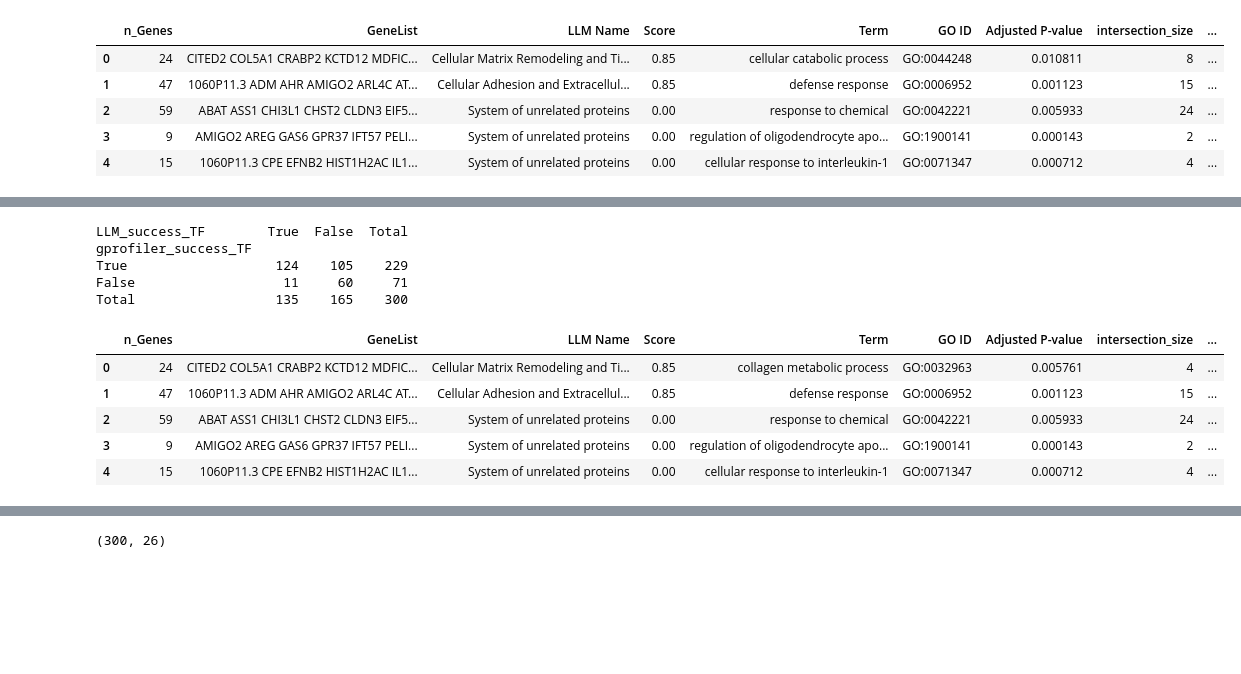
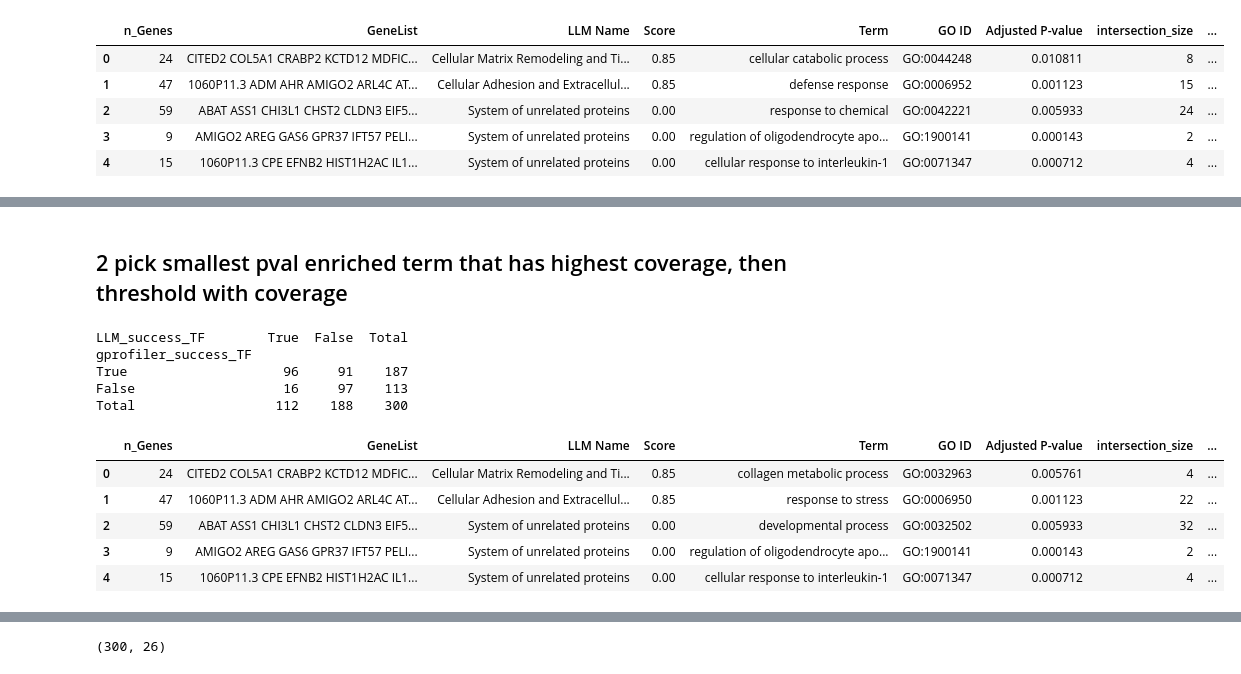
Before and after one commit to idekerlab/llm_evaluation_for_gene_set_interpretation, a Jupyter notebook: Analyze_gprofiler_annotation.ipynb, the cells around one changed output, grey strips where cells are left out. Saved outputs shown, nothing was run; the diff lists cells and outputs as text; code cells hidden in the pictures; blank space fills up the shorter version.

```diff
--- a/Analyze_gprofiler_annotation.ipynb
+++ b/Analyze_gprofiler_annotation.ipynb
@@ -114,18 +39,27 @@ def coverage_thresholding(df, col, coverage_thresh_list = np.arange(0.0, 1.1, 0.
 # %%
-default_name_llm_file = 'data/omics_revamped_LLM_gprofiler_default_gene_name_DF.tsv'
+# default_name_llm_file = 'data/omics_revamped_LLM_gprofiler_default_gene_name_DF.tsv'
 updated_name_llm_file = 'data/omics_revamped_LLM_gprofiler_new_gene_name_DF.tsv'
 
 ## load the LLM coverage data as a common df to merge
 llm_coverage_df = pd.read_csv("data/omics_revamped_LLM_Enrichr_simVals_new_genecounts_DF.tsv", sep="\t")[['Source','GeneSetID',
                 'GeneSetName', 'GeneList', 'n_Genes',
                 'Supporting Genes','Supporting Count','LLM Support Analysis','GenesMentionedInText', 'LLM_coverage']]
+
+llm_JI_file = 'data/omics_revamped_LLM_w_best_matching_GO_terms_for_JI.tsv'
+llm_ji_df = pd.read_csv(llm_JI_file, sep="\t")
+
+group_col = ["Source", "GeneSetID", "GeneSetName", "GeneList"]
 # %%
 
-import os
 import pandas as pd
+from utils.analyze_enrichment_utils import cal_JI_coverage
 
 # Read the TSV file into a Pandas DataFrame
 LLM_genes_DF = pd.read_csv(updated_name_llm_file, delimiter="\t")
+# make sure intersection_size, term_size, query_size are integers
+LLM_genes_DF['intersection_size'] = LLM_genes_DF['intersection_size'].apply(lambda x: int(x))
+LLM_genes_DF['term_size'] = LLM_genes_DF['term_size'].apply(lambda x: int(x))
+LLM_genes_DF['query_size'] = LLM_genes_DF['query_size'].apply(lambda x: int(x))
 #LLM_genes_DF.shape
 LLM_genes_DF = cal_JI_coverage(LLM_genes_DF)
 LLM_genes_DF.head(5)
@@ -141,6 +75,13 @@ LLM_genes_DF.head(5)
 merged_genes_DF = pd.merge(LLM_genes_DF, llm_coverage_df, on=['Source','GeneSetID','GeneSetName', 'GeneList', 'n_Genes'], how='left')
 print(merged_genes_DF.shape)
 print(merged_genes_DF.columns)
+
+
+# merge with the JI data
+
+merged_genes_DF = pd.merge(merged_genes_DF, llm_ji_df, on=['Source','GeneSetID','GeneList','n_Genes', 'LLM Name','Supporting Count'], how='left')
+print(merged_genes_DF.shape)
+print(merged_genes_DF.columns)
 # %% [output]
 (53452, 23)
 Index(['Source', 'GeneSetID', 'GeneSetName', 'GeneList', 'updated GeneList',
@@ -217,35 +170,38 @@ reduced_LLM_genes_by_coverage_DF.loc[(reduced_LLM_genes_by_coverage_DF['LLM_succ
+# %% [markdown]
+## 2 pick smallest pval enriched term that has highest coverage, then threshold with coverage
 # %%
-# Define a function to filter and select the appropriate row
-# select the smallest p-value
-def get_min_adj_p_value(df):
-    return df.loc[df['Adjusted P-value'].idxmin()]
+from utils.analyze_enrichment_utils import get_min_adj_p_value
+%reload_ext autoreload
+%autoreload 2
 
+coverage_thresh = 0.2
 
 # Grouping the DataFrame by the specified columns
-grouped = merged_genes_DF.groupby(["Source", "GeneSetID", "GeneSetName", "GeneList"])
+grouped = merged_genes_DF.groupby(group_col)
 
 # Apply the function to each group and reset the index
 reduced_LLM_genes_APV_only_DF = grouped.apply(get_min_adj_p_value).reset_index(drop=True)
+
 
 # Add the 'LLM_success_TF' and 'gprofiler_success_TF' columns
 # reduced_LLM_genes_APV_only_DF['LLM_success_TF'] = ((reduced_LLM_genes_APV_only_DF['Score'] >= LLM_score_thresh)& (reduced_LLM_genes_APV_only_DF['LLM_coverage'] >= coverage_thresh)) # LLM creteria
 # reduced_LLM_genes_APV_only_DF['gprofiler_success_TF'] = ~((reduced_LLM_genes_APV_only_DF['Adjusted P-value'] > adj_pval_thresh) | (reduced_LLM_genes_APV_only_DF['gprofiler_coverage'] < coverage_thresh)) # enrichment criteria
 reduced_LLM_genes_APV_only_DF['LLM_success_TF'] = ((reduced_LLM_genes_APV_only_DF['Score'] >= LLM_score_thresh))
 reduced_LLM_genes_APV_only_DF['gprofiler_success_TF'] = ~((reduced_LLM_genes_APV_only_DF['Adjusted P-value'] > adj_pval_thresh)) # enrichment criteria
 
 print(create_success_contingency_table(reduced_LLM_genes_APV_only_DF))
 
 result_df = select_rows_and_columns(reduced_LLM_genes_APV_only_DF, 5)
 result_df
 # %% [output]
 LLM_success_TF        True  False  Total
 gprofiler_success_TF
-True                   124    105    229
-False                   11     60     71
-Total                  135    165    300
+True                    96     91    187
+False                   16     97    113
+Total                  112    188    300
 |  | n_Genes | GeneList | LLM Name | Score | Term | GO ID | Adjusted P-value | intersection_size | ... |
 | 0 | 24 | CITED2 COL5A1 CRABP2 KCTD12 MDFIC... | Cellular Matrix Remodeling and Ti... | 0.85 | collagen metabolic process | GO:0032963 | 0.005761 | 4 | ... |
-| 1 | 47 | 1060P11.3 ADM AHR AMIGO2 ARL4C AT... | Cellular Adhesion and Extracellul... | 0.85 | defense response | GO:0006952 | 0.001123 | 15 | ... |
-| 2 | 59 | ABAT ASS1 CHI3L1 CHST2 CLDN3 EIF5... | System of unrelated proteins | 0.00 | response to chemical | GO:0042221 | 0.005933 | 24 | ... |
+| 1 | 47 | 1060P11.3 ADM AHR AMIGO2 ARL4C AT... | Cellular Adhesion and Extracellul... | 0.85 | response to stress | GO:0006950 | 0.001123 | 22 | ... |
+| 2 | 59 | ABAT ASS1 CHI3L1 CHST2 CLDN3 EIF5... | System of unrelated proteins | 0.00 | developmental process | GO:0032502 | 0.005933 | 32 | ... |
 | 3 | 9 | AMIGO2 AREG GAS6 GPR37 IFT57 PELI... | System of unrelated proteins | 0.00 | regulation of oligodendrocyte apo... | GO:1900141 | 0.000143 | 2 | ... |
 | 4 | 15 | 1060P11.3 CPE EFNB2 HIST1H2AC IL1... | System of unrelated proteins | 0.00 | cellular response to interleukin-1 | GO:0071347 | 0.000712 | 4 | ... |
```
Also changed, not shown: parts of 36 cells of this notebook, 3 other files.
